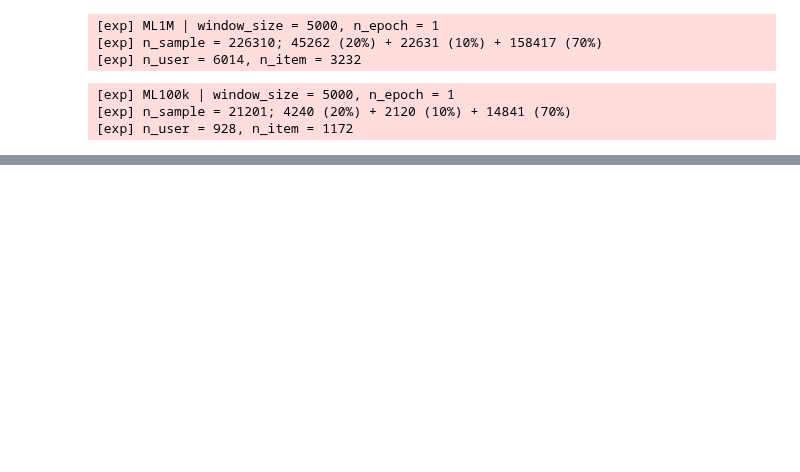
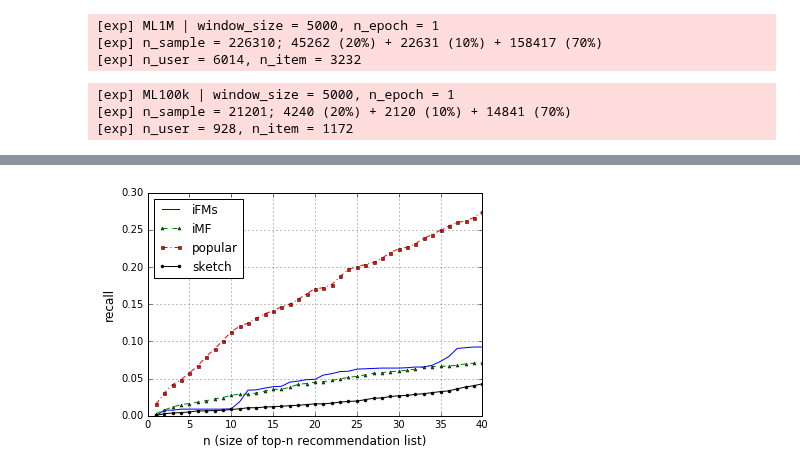
Before and after one commit to takuti/stream-recommender, a Jupyter notebook: paper-sketch.ipynb, the cells around one changed output, grey strips where cells are left out. Saved outputs shown, nothing was run; the diff lists cells and outputs as text; code cells hidden in the pictures; blank space fills up the shorter version.

```diff
--- a/paper-sketch.ipynb
+++ b/paper-sketch.ipynb
@@ -182,0 +229,26 @@ fig.savefig('../../paper/images/nas-2016/ml-1m-recall-box.eps')
+# %%
+recall_iFMs = [0.0, 0.00754716981132, 0.00754716981132, 0.00896226415094, 0.00896226415094, 0.00896226415094, 0.00896226415094, 0.00896226415094, 0.00896226415094, 0.00943396226415, 0.0188679245283, 0.0344339622642, 0.0349056603774, 0.0372641509434, 0.0391509433962, 0.0396226415094, 0.0452830188679, 0.0466981132075, 0.0485849056604, 0.0490566037736, 0.0547169811321, 0.0566037735849, 0.0594339622642, 0.0599056603774, 0.0627358490566, 0.0632075471698, 0.063679245283, 0.0641509433962, 0.0641509433962, 0.0641509433962, 0.0646226415094, 0.0655660377358, 0.0655660377358, 0.0679245283019, 0.0731132075472, 0.0797169811321, 0.0905660377358, 0.0915094339623, 0.0924528301887, 0.0924528301887]
+recall_iMF = [0.00283018867925, 0.00801886792453, 0.0117924528302, 0.0150943396226, 0.0165094339623, 0.0183962264151, 0.0202830188679, 0.022641509434, 0.0245283018868, 0.0278301886792, 0.0287735849057, 0.0292452830189, 0.0306603773585, 0.0330188679245, 0.0353773584906, 0.0358490566038, 0.0382075471698, 0.0424528301887, 0.0433962264151, 0.0452830188679, 0.0457547169811, 0.047641509434, 0.0495283018868, 0.0518867924528, 0.0528301886792, 0.0551886792453, 0.0570754716981, 0.0580188679245, 0.0594339622642, 0.0599056603774, 0.061320754717, 0.0627358490566, 0.0655660377358, 0.0660377358491, 0.0665094339623, 0.0669811320755, 0.0679245283019, 0.0698113207547, 0.0707547169811, 0.0712264150943]
+recall_popular = [0.0155660377358, 0.0306603773585, 0.0419811320755, 0.0485849056604, 0.0575471698113, 0.0674528301887, 0.0792452830189, 0.0900943396226, 0.100943396226, 0.11320754717, 0.120283018868, 0.124528301887, 0.131132075472, 0.137264150943, 0.141037735849, 0.146698113208, 0.15, 0.156603773585, 0.164150943396, 0.170754716981, 0.172169811321, 0.17641509434, 0.187264150943, 0.196698113208, 0.200471698113, 0.203301886792, 0.206132075472, 0.21179245283, 0.219339622642, 0.224528301887, 0.22641509434, 0.231132075472, 0.238679245283, 0.243396226415, 0.249528301887, 0.255188679245, 0.259905660377, 0.26179245283, 0.266509433962, 0.274528301887]
+recall_sketch = [0.000471698113208, 0.00283018867925, 0.00377358490566, 0.00424528301887, 0.00518867924528, 0.00660377358491, 0.00660377358491, 0.00707547169811, 0.00754716981132, 0.00849056603774, 0.00943396226415, 0.0108490566038, 0.0108490566038, 0.0117924528302, 0.0122641509434, 0.0127358490566, 0.013679245283, 0.0141509433962, 0.0150943396226, 0.0160377358491, 0.0160377358491, 0.0169811320755, 0.0183962264151, 0.0193396226415, 0.0198113207547, 0.0216981132075, 0.0235849056604, 0.0240566037736, 0.0259433962264, 0.0268867924528, 0.027358490566, 0.0287735849057, 0.0297169811321, 0.0311320754717, 0.0325471698113, 0.0334905660377, 0.036320754717, 0.038679245283, 0.0405660377358, 0.0429245283019]
+# %%
+# compare recall@n in the batch evaluation step
+
+fig, ax = plt.subplots()
+
+x = np.arange(1, 41)
+ax.plot(x, recall_iFMs, label='iFMs')
+ax.plot(x, recall_iMF, label='iMF')
+ax.plot(x, recall_popular, label='popular')
+ax.plot(x, recall_sketch, label='sketch')
+
+ax.set_xlabel("n (size of top-n recommendation list)")
+ax.set_ylabel("recall")
+ax.grid(True)
+ax.legend(loc='upper left').get_frame().set_facecolor('white')
+correctColors(ax, 'bgrk')
+correctColors(ax.get_legend(), 'bgrk')
+setAxLinesBW(ax, bw=False)
+plt.show()
+# %% [output]
+[figure, added]
```
Also changed, not shown: parts of 11 cells of this notebook.
